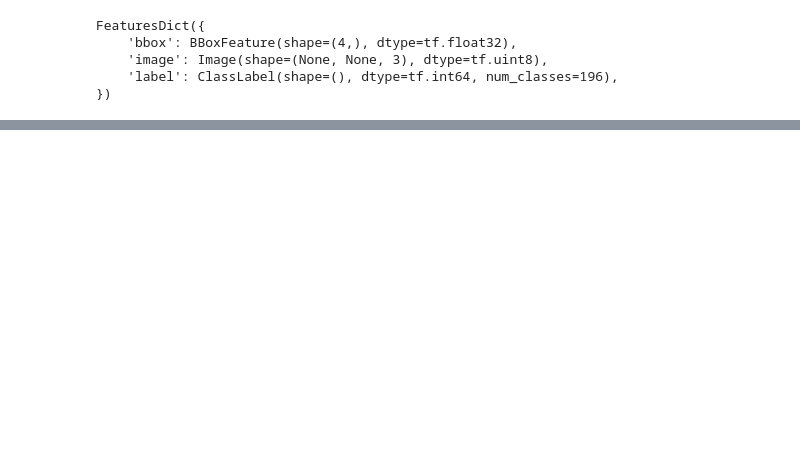
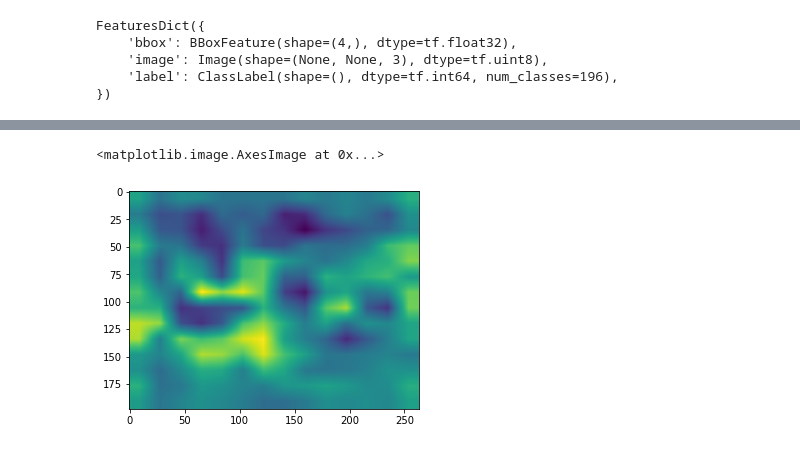
Before and after one commit to benestump/Aiffel, a Jupyter notebook: Going_Deeper(CV)/05_Class_Activation_Map/G5_Class_Activation_Map.ipynb, the cells around one changed output, grey strips where cells are left out. Drawn from its saved outputs; the diff is of its cells as text; code cells hidden in the pictures; blank space fills up the shorter version.

```diff
--- a/Going_Deeper(CV)/05_Class_Activation_Map/G5_Class_Activation_Map.ipynb
+++ b/Going_Deeper(CV)/05_Class_Activation_Map/G5_Class_Activation_Map.ipynb
@@ -222,0 +259,6 @@ def generate_grad_cam(model, activation_layer, item):
+# %%
+grad_cam_image = generate_grad_cam(cam_model, 'conv4_block3_out', item)
+plt.imshow(grad_cam_image)
+# %% [output]
+<matplotlib.image.AxesImage at 0x...>
+[figure, added]
```
Also changed, not shown: parts of 42 cells of this notebook.
